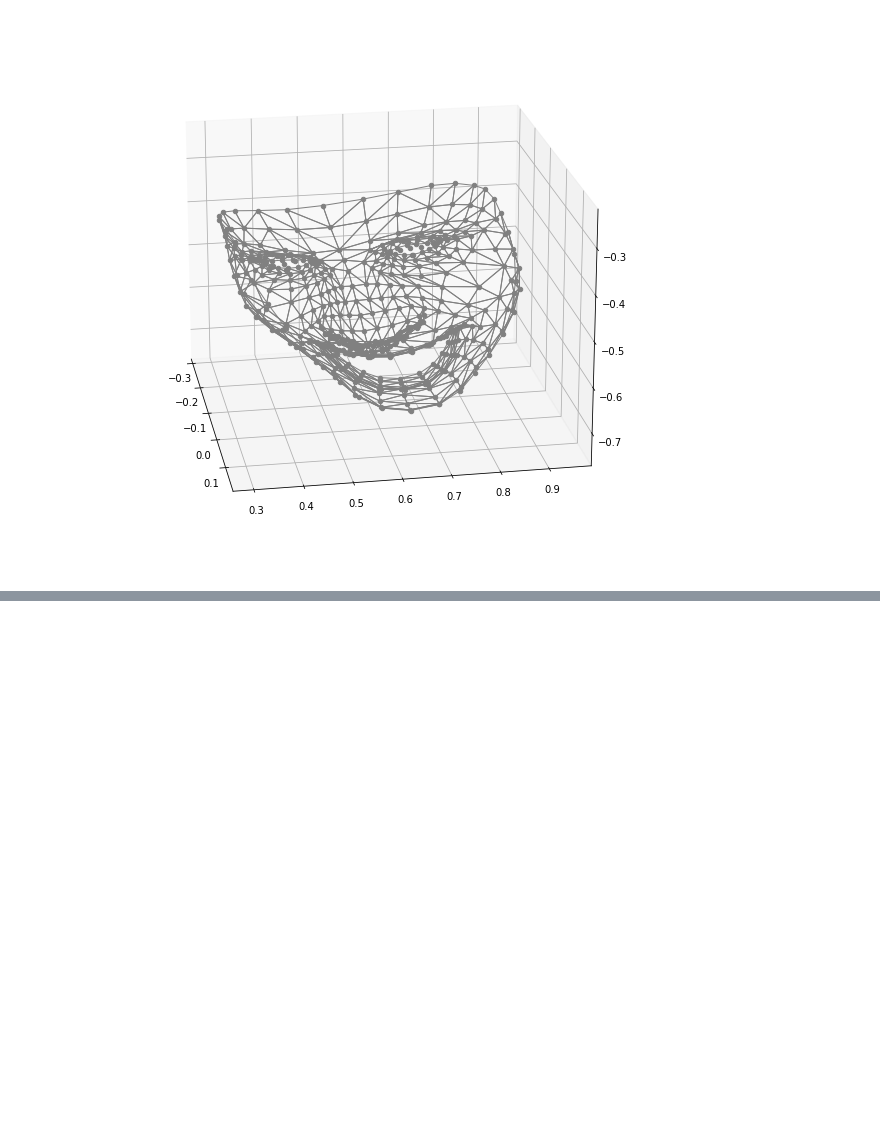
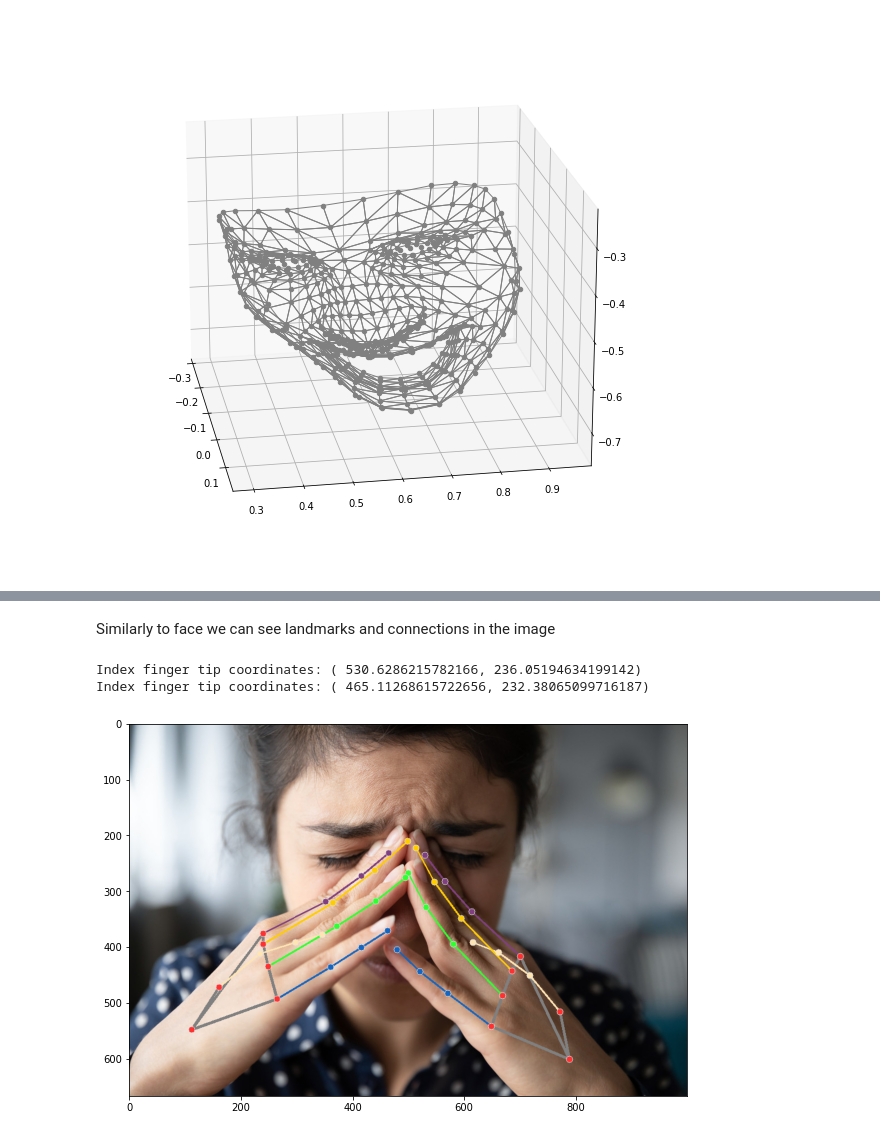
Before and after one commit to hearai/hearai, a Jupyter notebook: pose_estimation/mp_test.ipynb, the cells around one changed output, grey strips where cells are left out. Drawn from its saved outputs; the diff is of its cells as text; code cells hidden in the pictures; blank space fills up the shorter version.

Commit message:
Landmarks detection and visualization for hands

```diff
--- a/pose_estimation/mp_test.ipynb
+++ b/pose_estimation/mp_test.ipynb
@@ -292,0 +375,24 @@ mp_drawing.plot_landmarks(landmark_list=first_face_landmarks,
+# %% [markdown]
+Similarly to face we can see landmarks and connections in the image
+# %%
+image_height, image_width, _ = image.shape
+annotated_image = image.copy()
+for hand_landmarks in results.multi_hand_landmarks:
+    print(
+        f'Index finger tip coordinates: (',
+        f'{hand_landmarks.landmark[mp_hands.HandLandmark.INDEX_FINGER_TIP].x * image_width}, '
+        f'{hand_landmarks.landmark[mp_hands.HandLandmark.INDEX_FINGER_TIP].y * image_height})'
+    )
+    mp_drawing.draw_landmarks(
+        annotated_image,
+        hand_landmarks,
+        mp_hands.HAND_CONNECTIONS,
+        mp_drawing_styles.get_default_hand_landmarks_style(),
+        mp_drawing_styles.get_default_hand_connections_style())
+plt.figure(figsize = (10,10))
+plt.imshow(annotated_image[:,:,::-1])
+plt.show()
+# %% [output]
+Index finger tip coordinates: ( 530.6286215782166, 236.05194634199142)
+Index finger tip coordinates: ( 465.11268615722656, 232.38065099716187)
+[figure, added]
```
Also changed, not shown: parts of 10 cells of this notebook, 1 other file.
